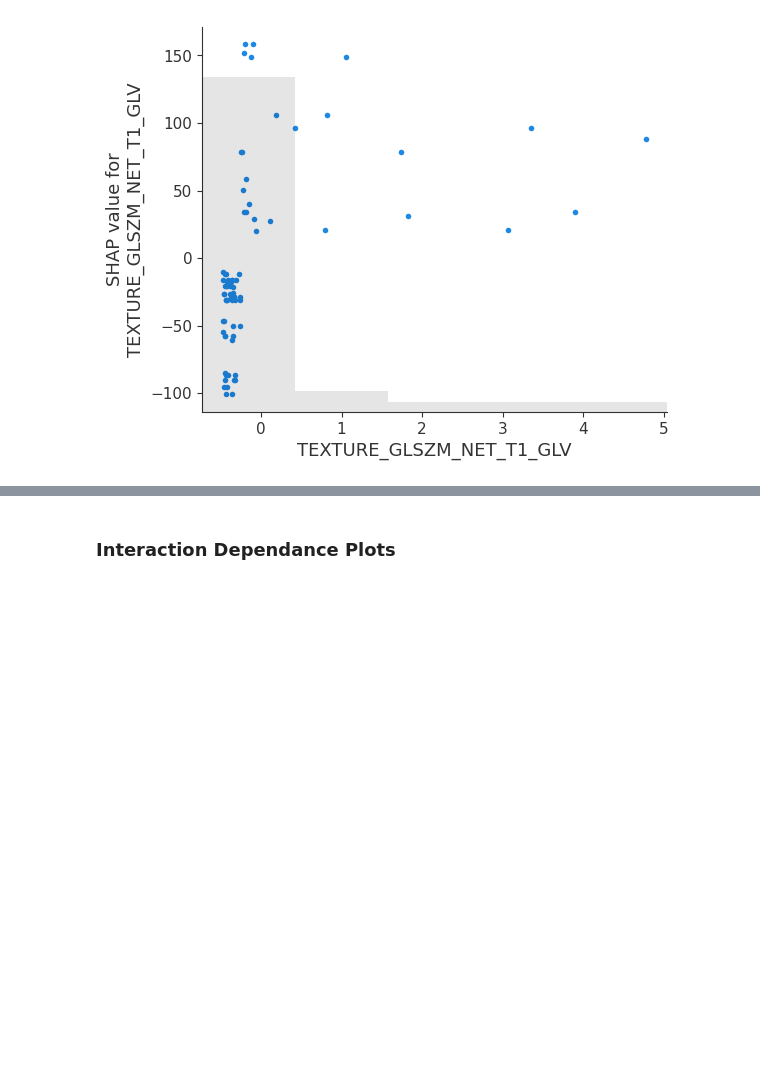
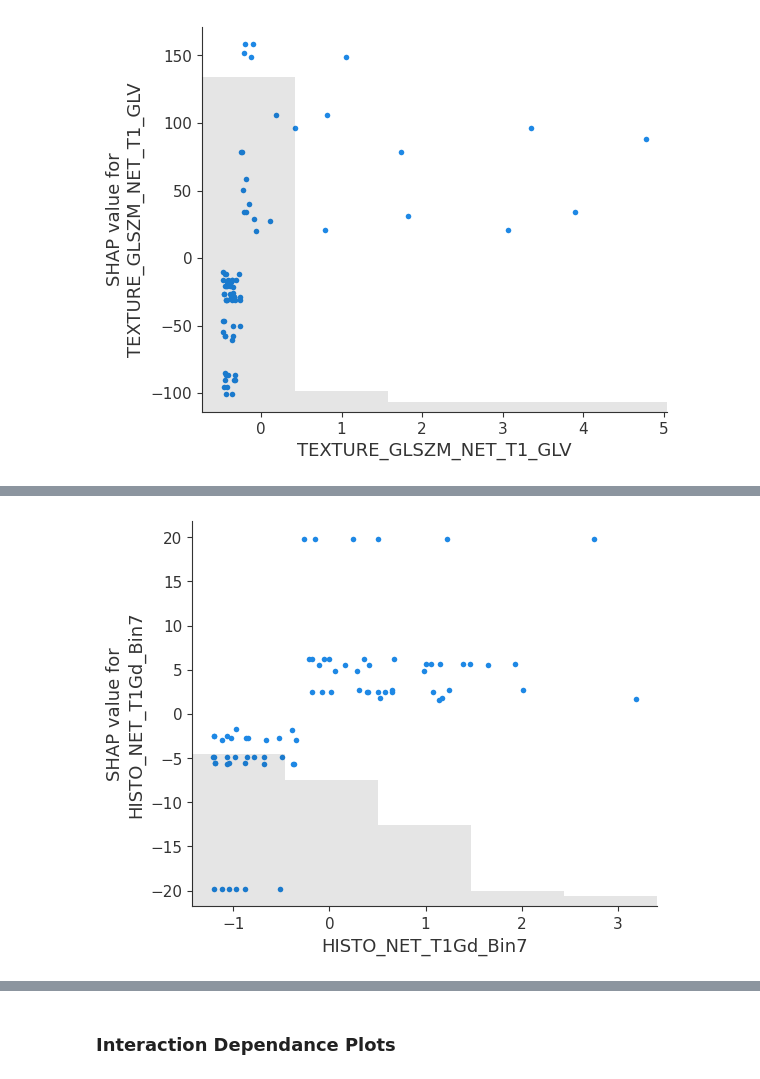
Before and after one commit to hansa31/GBM-analysis, a Jupyter notebook: Models_regression.ipynb, the cells around one changed output, grey strips where cells are left out. Cells and saved outputs as stored; diff of their text form; code cells hidden in the pictures; blank space fills up the shorter version.

```diff
--- a/Models_regression.ipynb
+++ b/Models_regression.ipynb
@@ -602,0 +611,4 @@ shap.plots.scatter(shap_values[:,"TEXTURE_GLSZM_NET_T1_GLV"])
+# %%
+shap.plots.scatter(shap_values[:,"HISTO_NET_T1Gd_Bin7"])
+# %% [output]
+[figure, added]
```
Also changed, not shown: parts of 53 cells of this notebook.
